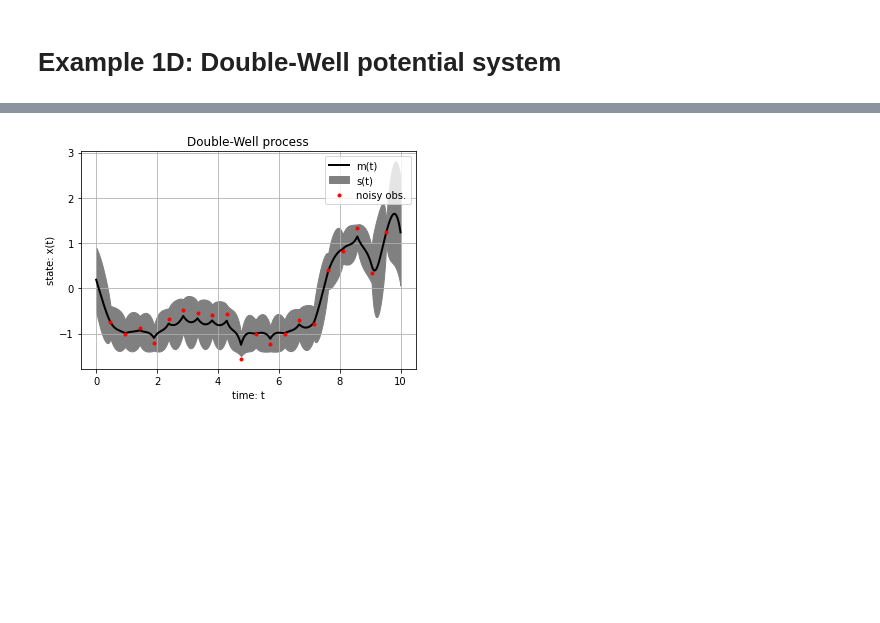
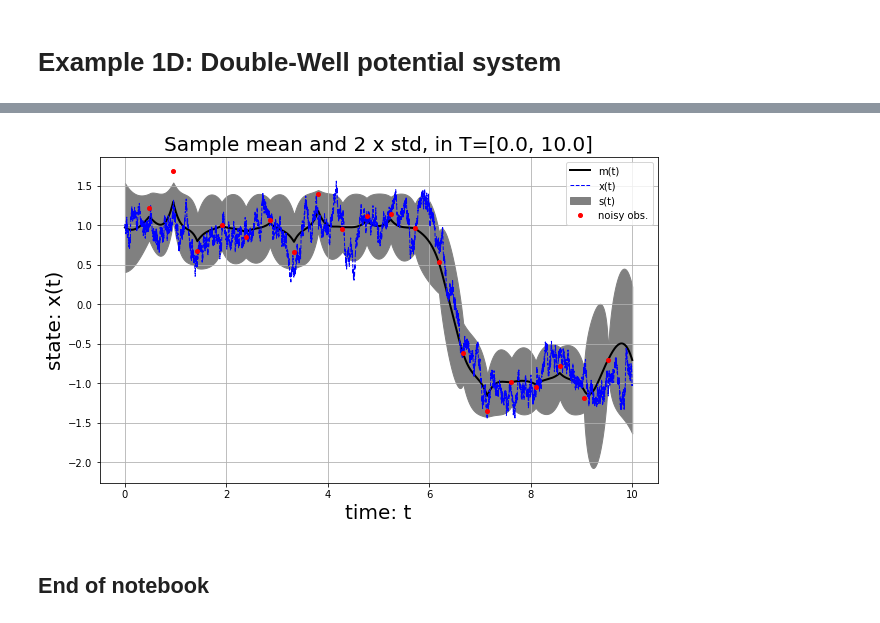
Before and after one commit to vrettasm/MeanFieldVarGP, a Jupyter notebook: src/examples/example_DW.ipynb, the cells around one changed output, grey strips where cells are left out. Drawn from its saved outputs; the diff is of its cells as text; code cells hidden in the pictures; blank space fills up the shorter version.

```diff
--- a/src/examples/example_DW.ipynb
+++ b/src/examples/example_DW.ipynb
@@ -21,6 +26,6 @@ from numerical.symbolics import get_local_polynomials
 # %%
-# Drift and noise parameter(s).
+# Drift and noise parameters.
 theta, sigma = 1.0, 0.8
 
 # Create a DoubleWell object.
-DW = DoubleWell(sigma, theta, r_seed=180)
+DW = DoubleWell(sigma, theta, r_seed=575)
@@ -121,6 +156,6 @@ sp_t0 = np.log(sp_t0)
 # %%
 # Initial prior moments for N(mu0, tau0).
-mu0, tau0 = 1.0, 0.25
+mu0, tau0 = 1.0, 0.2
 
 # Create a FreeEnergy object.
 free_energy = FreeEnergy(DW, mu0, tau0, obs_idk*dt, obs_val, obs_noise)
@@ -167,6 +232,6 @@ sp_tf = np.exp(opt_x[mp_t0.size:])
 # %%
 # Get the lambda functions of the polynomials.
-fun_mean_, fun_vars_ = get_local_polynomials()
+poly_mean, poly_vars = get_local_polynomials()
 # %%
 # Empty lists for the output functions.
 tt, mt, st = [], [], []
@@ -183,7 +248,7 @@ for n in range(0, len(Tx)-1):
     # It should be the same for equally spaced oservations.
     delta_t = np.abs(tj-ti)
 
-    # Spacing variables fot the polynomials.
+    # Spacing variables for the polynomials.
     h = float(delta_t/3.0)
     c = float(delta_t/2.0)
 
@@ -198,10 +263,10 @@ for n in range(0, len(Tx)-1):
     # Since the functions are continous we can generate
     # as many m(t) and s(t) as we want. Here we collect
     # num points.
-    for t in np.linspace(ti, tj, num=80, endpoint=False):
+    for t in np.linspace(ti, tj, num=100, endpoint=False):
 
-        mt.append(fun_mean_(t, *par_m))
-        st.append(fun_vars_(t, *par_s))
+        mt.append(poly_mean(t, *par_m))
+        st.append(poly_vars(t, *par_s))
         tt.append(t)
 
     # _end_for_
@@ -209,6 +274,6 @@ for n in range(0, len(Tx)-1):
 # _end_for_
 
 # Add the final point 'tf'.
-mt.append(fun_mean_(tf, *par_m))
-st.append(fun_vars_(tf, *par_s))
+mt.append(poly_mean(tf, *par_m))
+st.append(poly_vars(tf, *par_s))
 tt.append(tf)
@@ -215,24 +285,33 @@ tt.append(tf)
 # %%
-# Convert everything to numpy arrays.
-tt = np.array(tt)
-mt = np.array(mt)
-st = np.array(st)
+# Create one subplot.
+_, ax1 = plt.subplots(1, 1, figsize=(10, 6))
 
 # Sample mean.
-plt.plot(tt, mt, 'k-', label="m(t)", linewidth=2)
+ax1.plot(tt, mt, 'k-', label="m(t)", linewidth=2)
+
+# Plot the true sample path.
+ax1.plot(DW.tk, DW.xt, 'b--', label="x(t)", linewidth=1)
 
 # Sample 2xStd (filled envelope).
-plt.fill_between(tt, mt - 2.0*np.sqrt(st), mt + 2.0*np.sqrt(st),
+ax1.fill_between(tt, mt - 2.0*np.sqrt(st), mt + 2.0*np.sqrt(st),
                  label="s(t)", color="gray")
 
+
 # Noisy observations.
-plt.plot(obs_idk*dt, obs_val, 'ro', markersize=3, label="noisy obs.")
+ax1.plot(obs_idk*dt, obs_val, 'ro',
+         markersize=4, label="noisy obs.")
 
-# Title and more.
-plt.title("Double-Well process")
-plt.xlabel("time: t")
-plt.ylabel("state: x(t)")
-plt.grid(True)
-plt.legend(loc="best");
+# Plot the x/y labels.
+ax1.set_xlabel("time: t", fontsize=20)
+ax1.set_ylabel("state: x(t)", fontsize=20)
+
+# Set the title.
+ax1.set_title(f"Sample mean and 2 x std, in T=[{t0}, {tf}]", fontsize=20)
+ax1.grid(True)
+
+# Set the legend.
+ax1.legend(loc="best");
 # %% [output]
-[figure, old version]
+[figure, new version]
+# %% [markdown]
+## End of notebook
```
Also changed, not shown: parts of 27 cells of this notebook.
